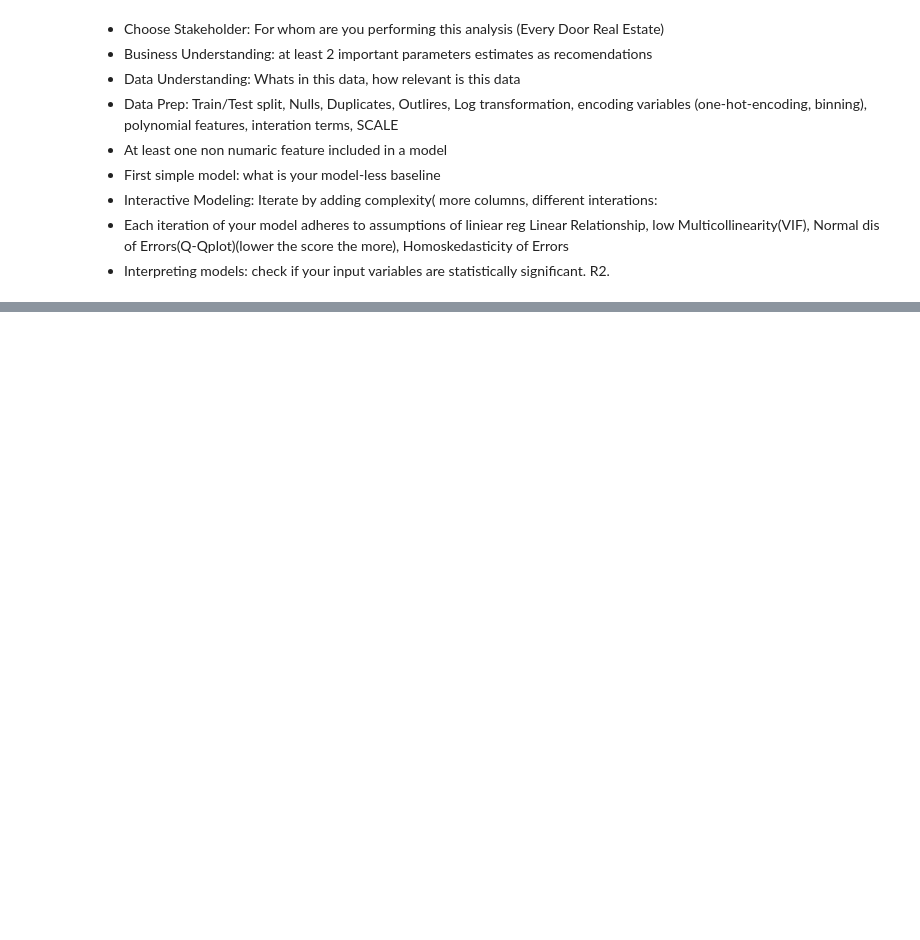
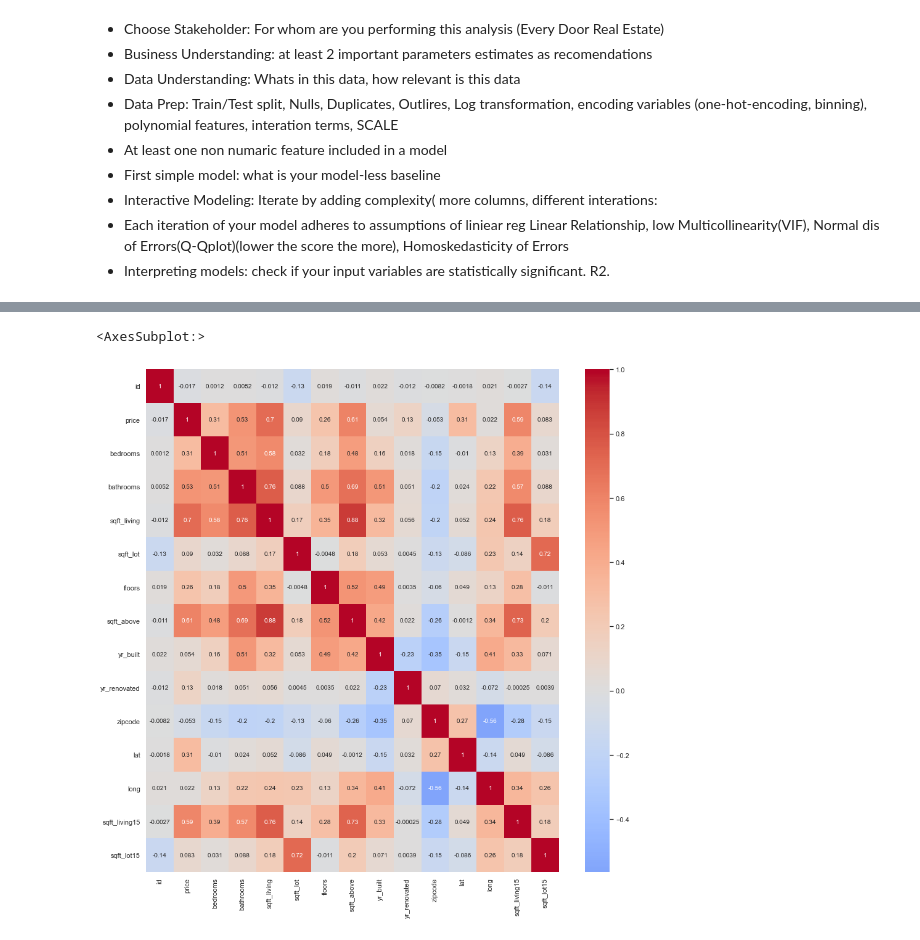
Before and after one commit to 281clo/King_County_House_Data_Analysis, a Jupyter notebook: Project.ipynb, the cells around one changed output, grey strips where cells are left out. Drawn from its saved outputs; the diff is of its cells as text; code cells hidden in the pictures; blank space fills up the shorter version.

```diff
--- a/Project.ipynb
+++ b/Project.ipynb
@@ -52,0 +238,7 @@ sns.heatmap(df.corr(), annot=True);
+# %%
+import seaborn as sns
+plt.subplots(figsize=(15,15))
+sns.heatmap(df.corr(), center=0, annot=True, cmap="coolwarm", annot_kws={"size":10})
+# %% [output]
+<AxesSubplot:>
+[figure, added]
```
Also changed, not shown: parts of 39 cells of this notebook, 1 other file.
